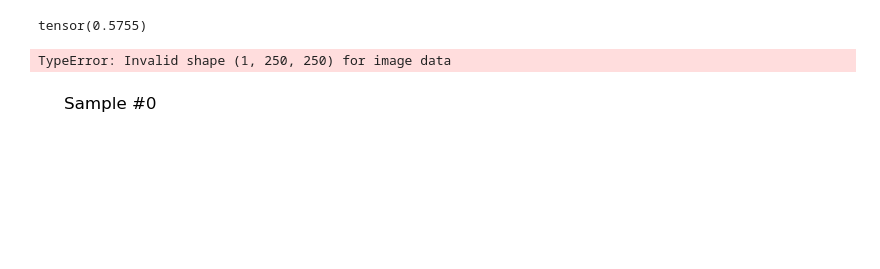
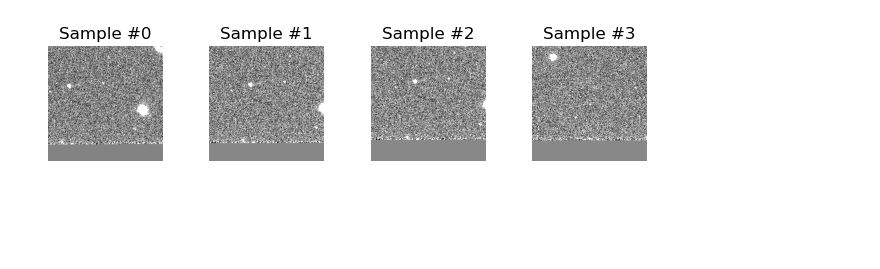
Before and after one commit to Schwarzam/Testes-Deep-Learning, a Jupyter notebook: Testing_torch.ipynb, the cells around one changed output. Saved outputs shown, nothing was run; the diff lists cells and outputs as text; code cells hidden in the pictures; blank space fills up the shorter version.

Commit message:
gen dataset and logs working nice

```diff
--- a/Testing_torch.ipynb
+++ b/Testing_torch.ipynb
@@ -21,23 +51,20 @@ True
 # %%
 class AstroDataset(Dataset):
-    def __init__(self, csv_file, images_dir):
+    def __init__(self, csv_file, images_dir, arrays_dir):
         self.df = pd.read_csv(csv_file)
         self.images_dir = images_dir
+        self.arrays_dir = arrays_dir
 
     def __getitem__(self, idx):
         img_name = os.path.join(self.images_dir, self.df.iloc[idx, 0] + '.fits.fz')
-        image_data = fits.getdata(img_name)
+        array_name = os.path.join(self.arrays_dir, self.df.iloc[idx, 0] + '.npy')
+        image_data = np.load(array_name, allow_pickle=True)
 
         # Assuming image_data is 2D, add a channel dimension and convert to float
         image_data = torch.tensor(image_data, dtype=torch.float).unsqueeze(0)
 
-
-        read_image
-        # Normalize the image data if necessary
-        # image_data = (image_data - image_data.mean()) / image_data.std()
-
         label = self.df.iloc[idx, 1]  # Assuming the label is in the second column
-        label = torch.tensor(label, dtype=torch.float)
+        label = torch.tensor([label], dtype=torch.float)
 
         return image_data, label
 
@@ -48,31 +73,28 @@ torch.io.read_image
 # %%
-astro_dataset = AstroDataset(csv_file='data.csv', images_dir='data/')
+astro_dataset = AstroDataset(csv_file='data.csv', images_dir='data/', arrays_dir='arrays/')
 
 train_size = int(0.8 * len(astro_dataset))
 val_size = len(astro_dataset) - train_size
 
 train_dataset, val_dataset = random_split(astro_dataset, [train_size, val_size])
 
-train_loader = DataLoader(train_dataset, batch_size=4, shuffle=True, num_workers=12)
-val_loader = DataLoader(val_dataset, batch_size=4, shuffle=True, num_workers=12)
+train_loader = DataLoader(train_dataset, batch_size=4, shuffle=True)
+val_loader = DataLoader(val_dataset, batch_size=4, shuffle=True)
 # %%
 import matplotlib.pyplot as plt
 fig = plt.figure()
 
 for i, sample in enumerate(astro_dataset):
-    print(sample[1])
     ax = plt.subplot(1, 4, i + 1)
     plt.tight_layout()
     ax.set_title('Sample #{}'.format(i))
     ax.axis('off')
-    plot_fits(sample[0])
+    plot_fits(sample[0][0], ax = ax)
 
     if i == 3:
         plt.show()
         break
 # %% [output]
-tensor(0.5755)
-TypeError: Invalid shape (1, 250, 250) for image data
-[figure, old version]
+[figure, new version]
 # %%
 class ConvNet(nn.Module):
```
Also changed, not shown: parts of 9 cells of this notebook, 5 other files.
